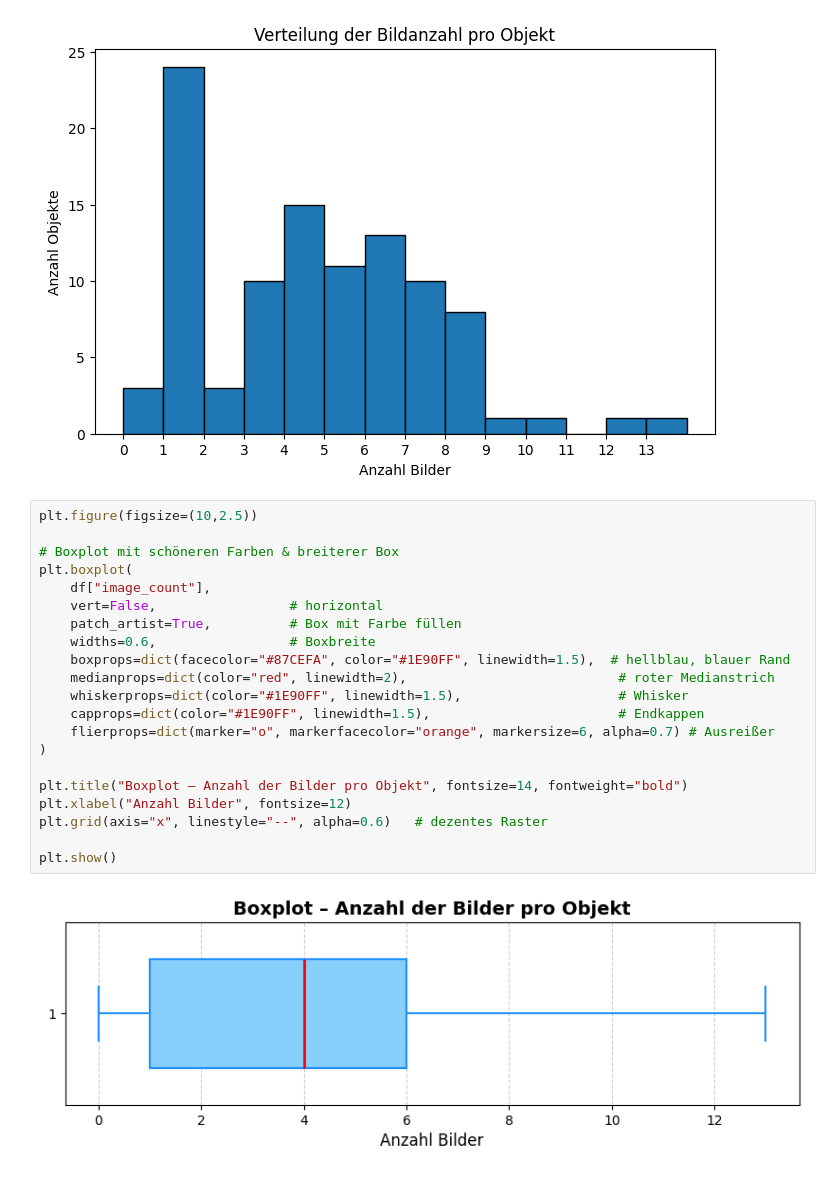
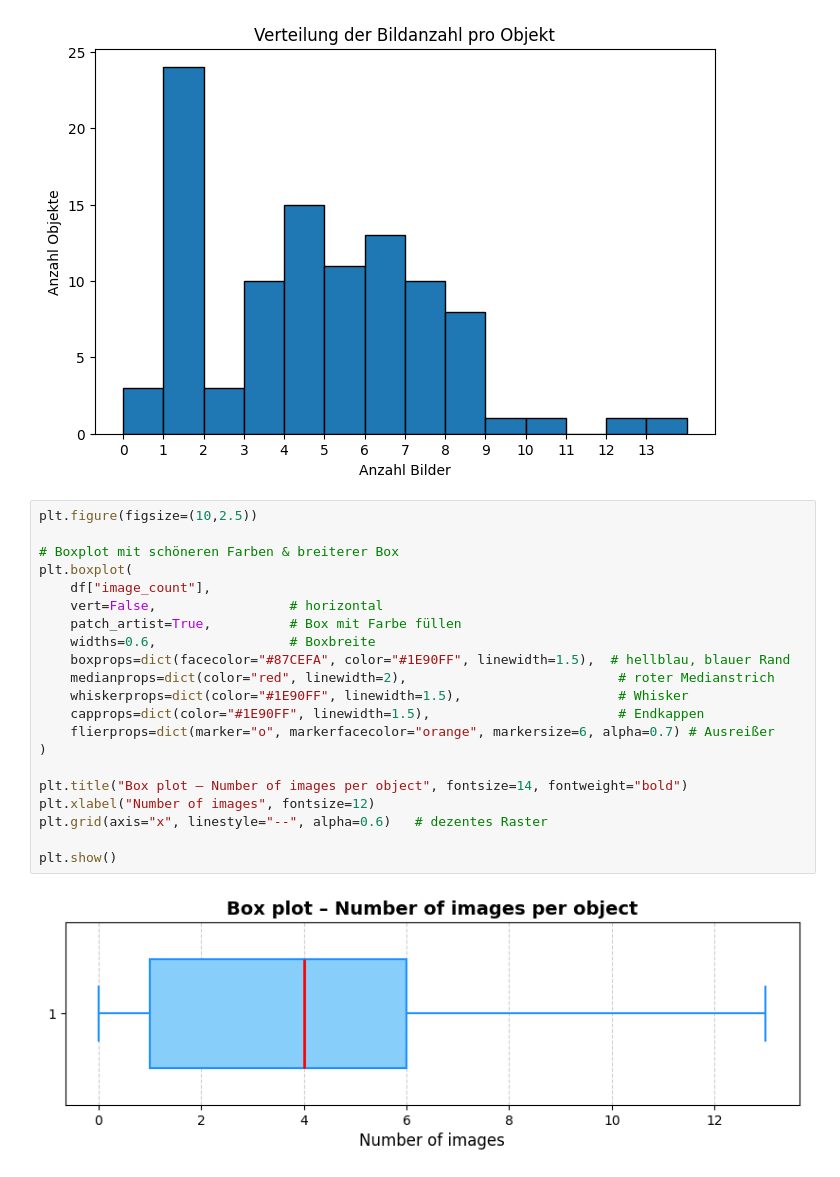
Before and after one commit to DerSaasmann/BIP_Gruppe_1, a Jupyter notebook: DataAnalyze.ipynb, the cells around one changed output. Drawn from its saved outputs; the diff is of its cells as text.

```diff
--- a/DataAnalyze.ipynb
+++ b/DataAnalyze.ipynb
@@ -155,23 +156,23 @@ Median: 4.0
 # %%
 plt.figure(figsize=(10,2.5))
 
 # Boxplot mit schöneren Farben & breiterer Box
 plt.boxplot(
     df["image_count"],
     vert=False,                 # horizontal
     patch_artist=True,          # Box mit Farbe füllen
     widths=0.6,                 # Boxbreite
     boxprops=dict(facecolor="#87CEFA", color="#1E90FF", linewidth=1.5),  # hellblau, blauer Rand
     medianprops=dict(color="red", linewidth=2),                           # roter Medianstrich
     whiskerprops=dict(color="#1E90FF", linewidth=1.5),                    # Whisker
     capprops=dict(color="#1E90FF", linewidth=1.5),                        # Endkappen
     flierprops=dict(marker="o", markerfacecolor="orange", markersize=6, alpha=0.7) # Ausreißer
 )
 
-plt.title("Boxplot – Anzahl der Bilder pro Objekt", fontsize=14, fontweight="bold")
-plt.xlabel("Anzahl Bilder", fontsize=12)
+plt.title("Box plot – Number of images per object", fontsize=14, fontweight="bold")
+plt.xlabel("Number of images", fontsize=12)
 plt.grid(axis="x", linestyle="--", alpha=0.6)   # dezentes Raster
 
 plt.show()
 # %% [output]
-[figure, old version]
+[figure, new version]
```
Also changed, not shown: parts of 3 cells of this notebook, 1 other file.
